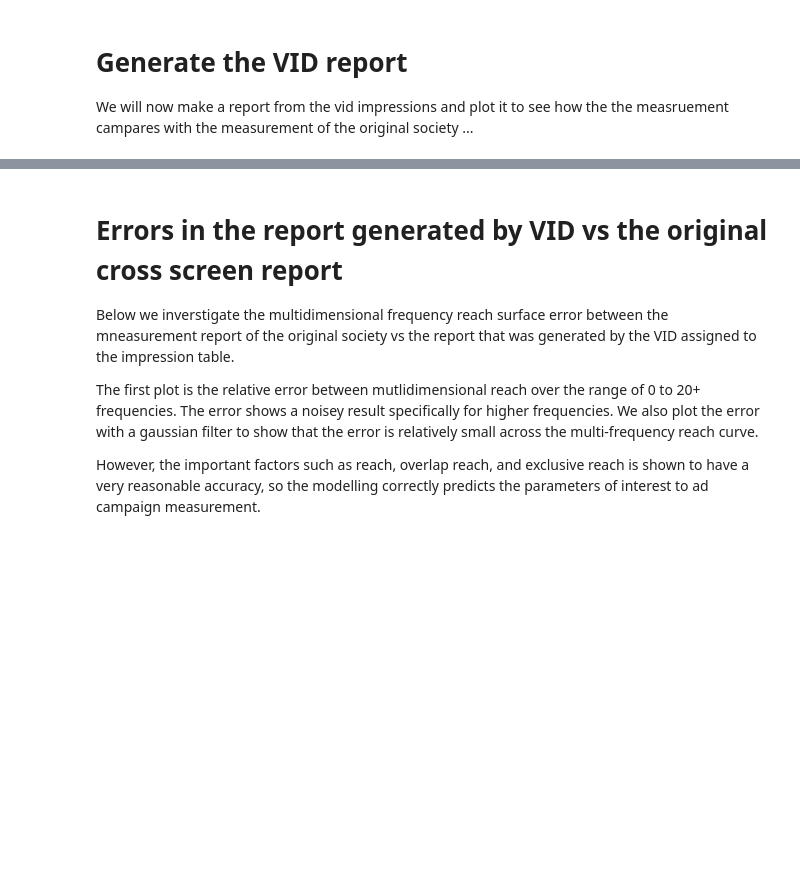
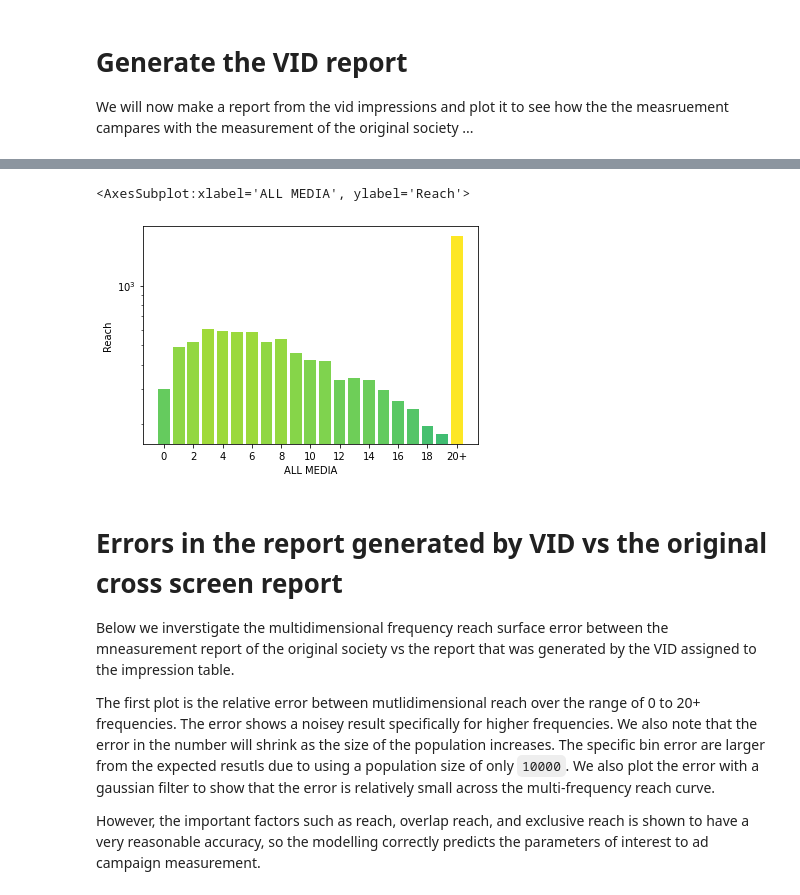
Before and after one commit to OpenMeasurement/audience_modeling_toolbox, a Jupyter notebook: notebooks/virtual_society_basic_illustration.ipynb, the cells around one changed output, grey strips where cells are left out. Cells and saved outputs as stored; diff of their text form; code cells hidden in the pictures; blank space fills up the shorter version.

```diff
--- a/notebooks/virtual_society_basic_illustration.ipynb
+++ b/notebooks/virtual_society_basic_illustration.ipynb
@@ -249,8 +262,15 @@ Text(0.5, 1.0, 'Two dimensional reach curve (VID assignments)')
+# %%
+# And the total combined report (again note that this is not a recommended reporting method)
+vid_report_1d_all = vid_report.combine_dims(['MEDIUM I', 'MEDIUM II'], 'ALL MEDIA')
+vid_report_1d_all.plot_1d_reach('ALL MEDIA')
+# %% [output]
+<AxesSubplot:xlabel='ALL MEDIA', ylabel='Reach'>
+[figure, added]
 # %% [markdown]
 # Errors in the report generated by VID vs the original cross screen report
 Below we inverstigate the multidimensional frequency reach surface error between the mneasurement report of the original society vs the report that was generated by the VID assigned to the impression table.
 
-The first plot is the relative error between mutlidimensional reach over the range of 0 to 20+ frequencies. The error shows a noisey result specifically for higher frequencies. We also plot the error with a gaussian filter to show that the error is relatively small across the multi-frequency reach curve.
+The first plot is the relative error between mutlidimensional reach over the range of 0 to 20+ frequencies. The error shows a noisey result specifically for higher frequencies. We also note that the error in the number will shrink as the size of the population increases. The specific bin error are larger from the expected resutls due to using a population size of only `10000`. We also plot the error with a gaussian filter to show that the error is relatively small across the multi-frequency reach curve.
 
 However, the important factors such as reach, overlap reach, and exclusive reach is shown to have a very reasonable accuracy, so the modelling correctly predicts the parameters of interest to ad campaign measurement.
 # %%
```
Also changed, not shown: parts of 21 cells of this notebook.
